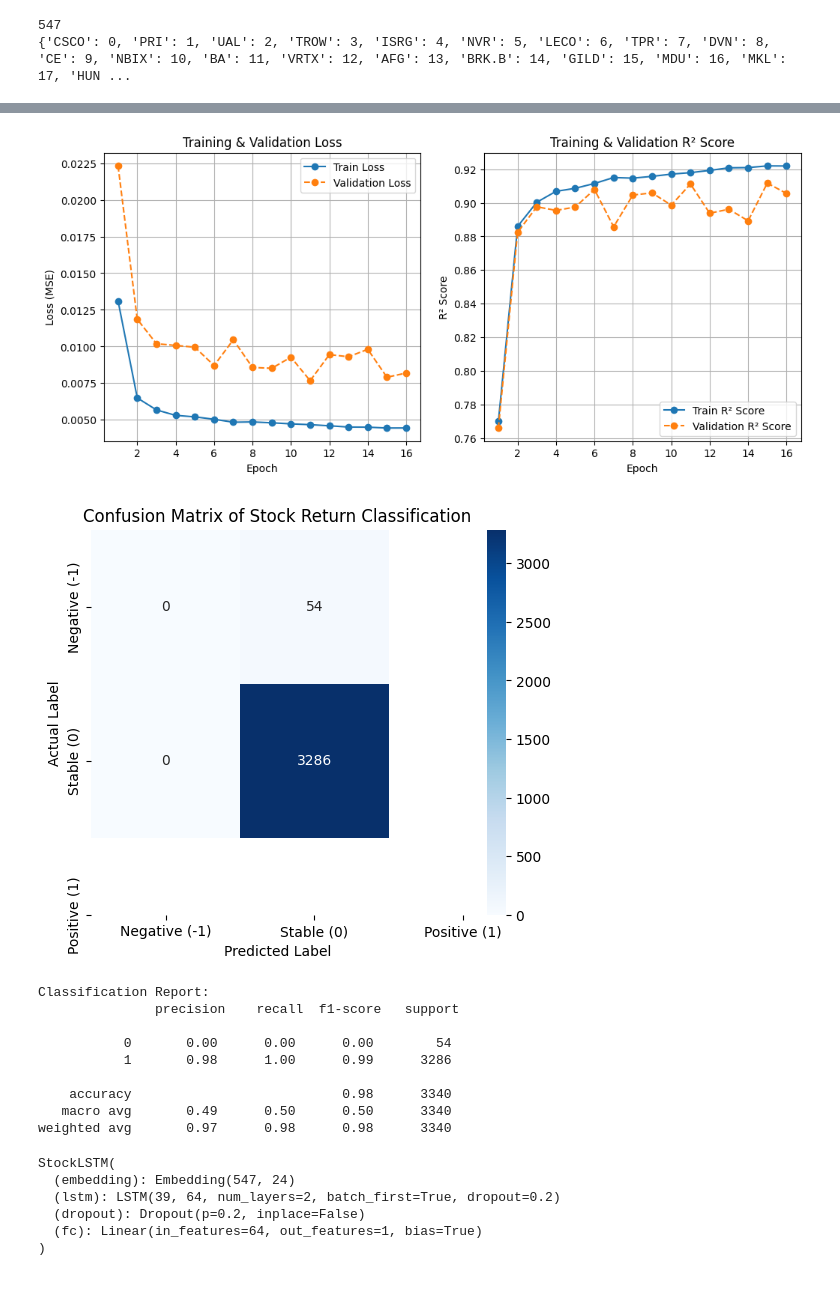
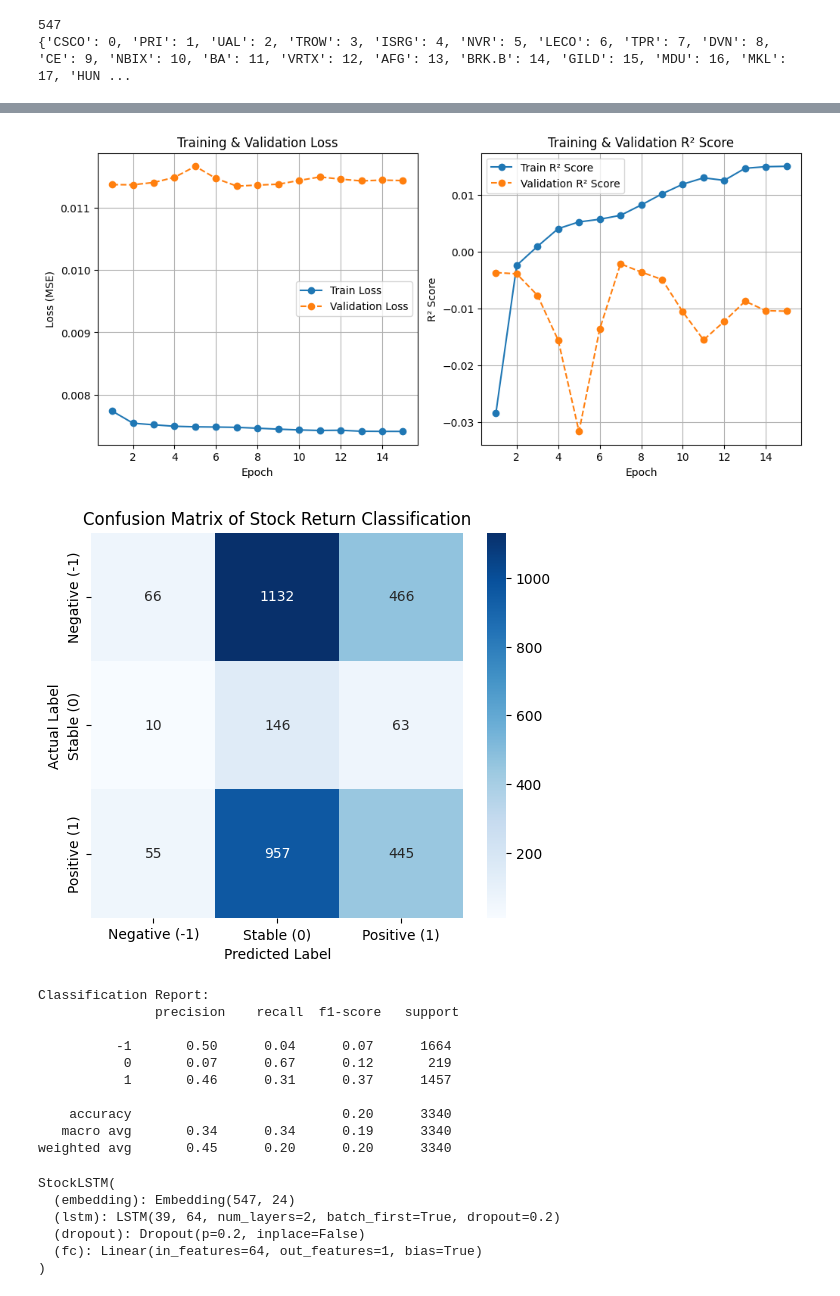
Before and after one commit to RainWoo1/LSTM-Stock-Portfolio-Curation, a Jupyter notebook: Final.ipynb, the cells around one changed output, grey strips where cells are left out. Saved outputs shown, nothing was run; the diff lists cells and outputs as text; code cells hidden in the pictures.

```diff
--- a/Final.ipynb
+++ b/Final.ipynb
@@ -98,18 +87,14 @@ def create_lstm_sequences(df, seq_length, company_id):
     """
     X_seq, Y_seq, company_ids_seq = [], [], []
 
-    # df = df[df['year'] == 2022]
-    # df = df[df['year'].isin([2022, 2023])]
-
     df = df.drop(columns=['year', 'month'])
-    print(df)
 
     df_values = df.values
     num_samples = len(df_values)
 
     for i in range(num_samples - seq_length):
         x_seq = df_values[i:i + seq_length]
-        y_target = df_values[i + seq_length][0]
+        y_target = df_values[i + seq_length][1]
 
         X_seq.append(x_seq)
         Y_seq.append(y_target)
@@ -268,4 +250,5 @@ for company in company_files:
 # %%
+# 547 companies
 # Concatenate all companies' data
 X_train_tensor = torch.cat(all_X_train, dim=0)
 Y_train_tensor = torch.cat(all_Y_train, dim=0)
@@ -277,7 +260,7 @@ company_val_tensor = torch.cat(all_company_val, dim=0)
 
 # Create DataLoaders
 train_dataset = TensorDataset(X_train_tensor, company_train_tensor, Y_train_tensor)
-train_dataloader = DataLoader(train_dataset, batch_size=batch_size, shuffle=True)
+train_dataloader = DataLoader(train_dataset, batch_size=batch_size, shuffle=False)
 
 val_dataset = TensorDataset(X_val_tensor, company_val_tensor, Y_val_tensor)
 val_dataloader = DataLoader(val_dataset, batch_size=batch_size, shuffle=False)
@@ -293,7 +296,7 @@ train_losses, val_losses = [], []
 train_r2_scores, val_r2_scores = [], []
 
 for epoch in range(num_epochs):
-    if (epoch == 16):
+    if (epoch == 15):
         print("Early stopping")
         break
 
@@ -308,7 +311,10 @@ for epoch in range(num_epochs):
 
         optimizer.zero_grad()
         predictions = model(batch_X, batch_company).squeeze(-1)
+        # print("Training Predictions: ", predictions)
+        # print("Training Real: ", batch_Y.squeeze(-1))
         loss = criterion(predictions, batch_Y.squeeze(-1))
+        print("Training Loss: ", loss)
 
         loss.backward()
         optimizer.step()
@@ -323,7 +329,12 @@ for epoch in range(num_epochs):
         for batch_X, batch_company, batch_Y in val_dataloader:
             batch_X, batch_company, batch_Y = batch_X.to(device), batch_company.to(device), batch_Y.to(device)
             predictions = model(batch_X, batch_company).squeeze(-1)
+
+            # print("Validation Predictions: ", predictions)
+            # print("Validation Real: ", batch_Y.squeeze(-1))
             loss = criterion(predictions, batch_Y.squeeze(-1))
+            print("Validation Loss: ", loss)
+
             total_val_loss += loss.item()
 
             all_val_preds.extend(predictions.cpu().numpy())
@@ -367,29 +378,29 @@ Early stopping
 # %%
 plt.figure(figsize=(12, 5))
 
 # Plot Loss
 plt.subplot(1, 2, 1)
 plt.plot(range(1, len(train_losses) + 1), train_losses, marker='o', linestyle='-', label="Train Loss") #
 plt.plot(range(1, len(val_losses) + 1), val_losses, marker='o', linestyle='--', label="Validation Loss")
 plt.xlabel("Epoch")
 plt.ylabel("Loss (MSE)")
 plt.title("Training & Validation Loss")
 plt.legend()
 plt.grid(True)
 
 # Plot R² Score
 plt.subplot(1, 2, 2)
 plt.plot(range(1, len(train_r2_scores) + 1), train_r2_scores, marker='o', linestyle='-', label="Train R² Score")
-plt.plot(range(1, len(val_r2_scores) + 1)), val_r2_scores, marker='o', linestyle='--', label="Validation R² Score")
+plt.plot(range(1, len(val_r2_scores) + 1), val_r2_scores, marker='o', linestyle='--', label="Validation R² Score")
 plt.xlabel("Epoch")
 plt.ylabel("R² Score")
 plt.title("Training & Validation R² Score")
 plt.legend()
 plt.grid(True)
 
 plt.show()
 # %% [output]
-[figure, old version]
+[figure, new version]
 # %%
 import numpy as np
 import matplotlib.pyplot as plt
@@ -423,16 +434,17 @@ plt.show()
 # Print classification report
 print("Classification Report:\n", classification_report(actual_classes, predicted_classes))
 # %% [output]
-[figure, old version]
+[figure, new version]
 Classification Report:
                precision    recall  f1-score   support
 
-           0       0.00      0.00      0.00        54
-           1       0.98      1.00      0.99      3286
+          -1       0.50      0.04      0.07      1664
+           0       0.07      0.67      0.12       219
+           1       0.46      0.31      0.37      1457
 
-    accuracy                           0.98      3340
-   macro avg       0.49      0.50      0.50      3340
-weighted avg       0.97      0.98      0.98      3340
+    accuracy                           0.20      3340
+   macro avg       0.34      0.34      0.19      3340
+weighted avg       0.45      0.20      0.20      3340
 # %%
 def reset_weights(m):
     if isinstance(m, nn.Linear) or isinstance(m, nn.LSTM) or isinstance(m, nn.Embedding):
```
Also changed, not shown: parts of 12 cells of this notebook.
